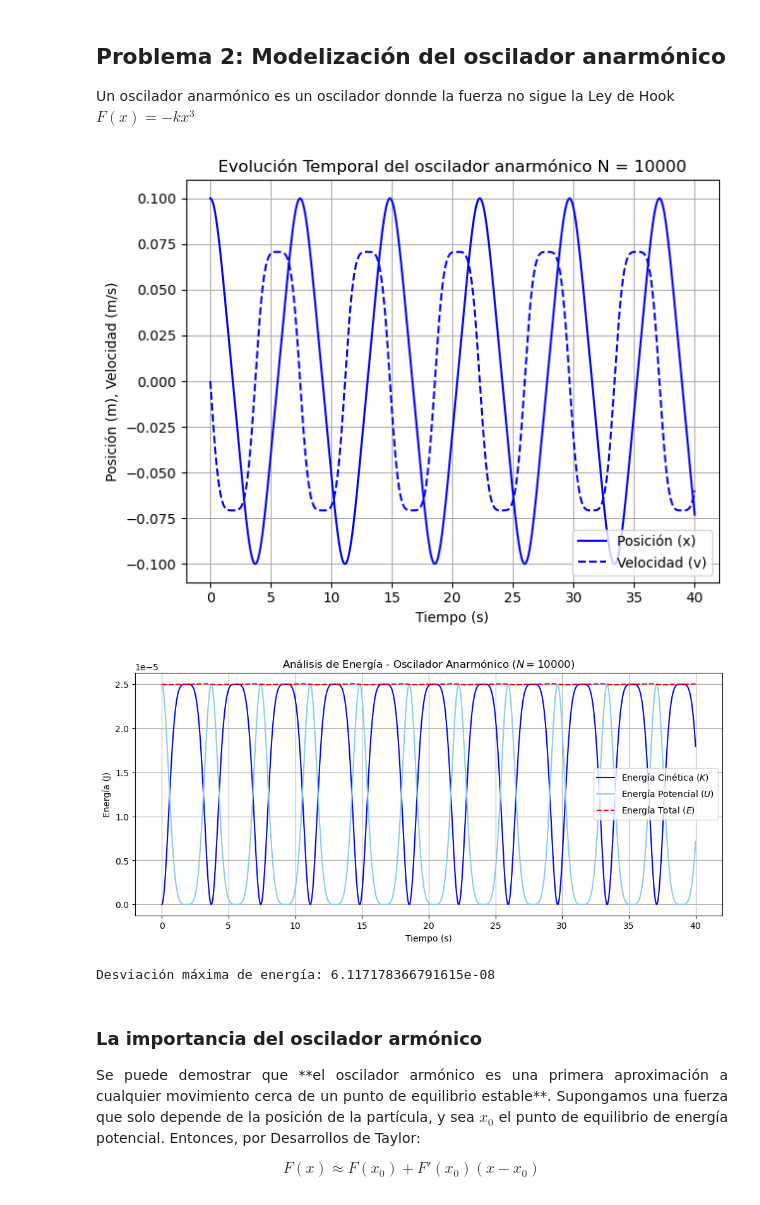
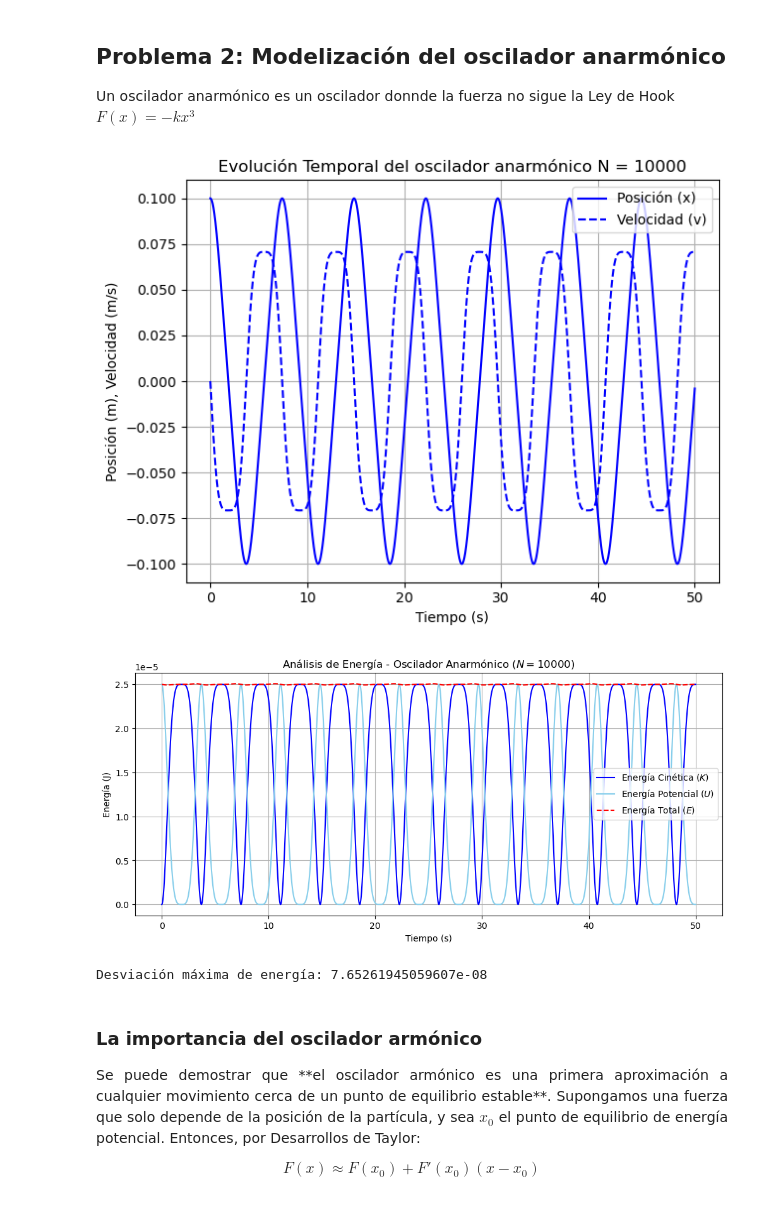
Before and after one commit to LagrangianLad/physics-lab, a Jupyter notebook: Computational physics/lab.ipynb, the cells around one changed output. Drawn from its saved outputs; the diff is of its cells as text; code cells hidden in the pictures.

```diff
--- a/Computational physics/lab.ipynb
+++ b/Computational physics/lab.ipynb
@@ -799,34 +799,43 @@ Más información en "Numerical Algorithms and Digital Representation by Knut Mo
 ## Problema 2: Modelización del oscilador anarmónico
 
 Un oscilador anarmónico es un oscilador donnde la fuerza no sigue la Ley de Hook $F(x) = -kx^3$
+# %%
+# VALORES INICIALES DEL PROBLEMA 2
+k = 1 # N / m
+masa = 0.010 # kg
+
+tinicial = 0  # sec
+xinicial = 0.1 #cm
+vinicial = 0  # m/s
+
+tfinal = 50
+N = 10000
+
+delta = (tfinal - tinicial) / N
+
+x0 = xinicial
+v0 = vinicial
 # %%
 def fuerza(posicion):
     return -k * pow(posicion, 3)
-
-# CONDICIONES INICIALES PARA EL PROBLEMA 2
-tinicial = 0
-tfinal = 40
-N = 10000
-x0 = 0.1
-v0 = 0
 
 output_x, output_v = algoritmo_euler_modificado(tinicial, tfinal, N=N, x0=x0, v0=v0)
 
 tiempo = np.linspace(tinicial, tfinal, len(output_x))
 plt.figure(figsize=(12, 5))
 plt.subplot(1, 2, 1)
 plt.plot(tiempo, output_x, label='Posición (x)', color='blue')
 plt.plot(tiempo, output_v, "--", label="Velocidad (v)", color="blue")
 plt.title(f"Evolución Temporal del oscilador anarmónico N = {N}")
 plt.xlabel("Tiempo (s)")
 plt.ylabel("Posición (m), Velocidad (m/s)")
 plt.legend()
 plt.grid(True)
 
 plt.tight_layout()
 plt.show()
 # %% [output]
-[figure, old version]
+[figure, new version]
 # %%
 
 # Energía cinética igual que para el oscilador armónico
@@ -852,8 +861,8 @@ plt.show()
 error_energia = np.abs(energia_total - energia_total[0])
 print(f"Desviación máxima de energía: {np.max(error_energia)}")
 # %% [output]
-[figure, old version]
+[figure, new version]
-Desviación máxima de energía: 6.117178366791615e-08
+Desviación máxima de energía: 7.65261945059607e-08
 # %% [markdown]
 ### La importancia del oscilador armónico
 <p style="text-indent: 0em; text-align: justify;">Se puede demostrar que **el oscilador armónico es una primera aproximación a cualquier movimiento cerca de un punto de equilibrio estable**. Supongamos una fuerza que solo depende de la posición de la partícula, y sea $x_0$ el punto de equilibrio de energía potencial. Entonces, por Desarrollos de Taylor:
```
Also changed, not shown: parts of 5 cells of this notebook, 1 other file.
